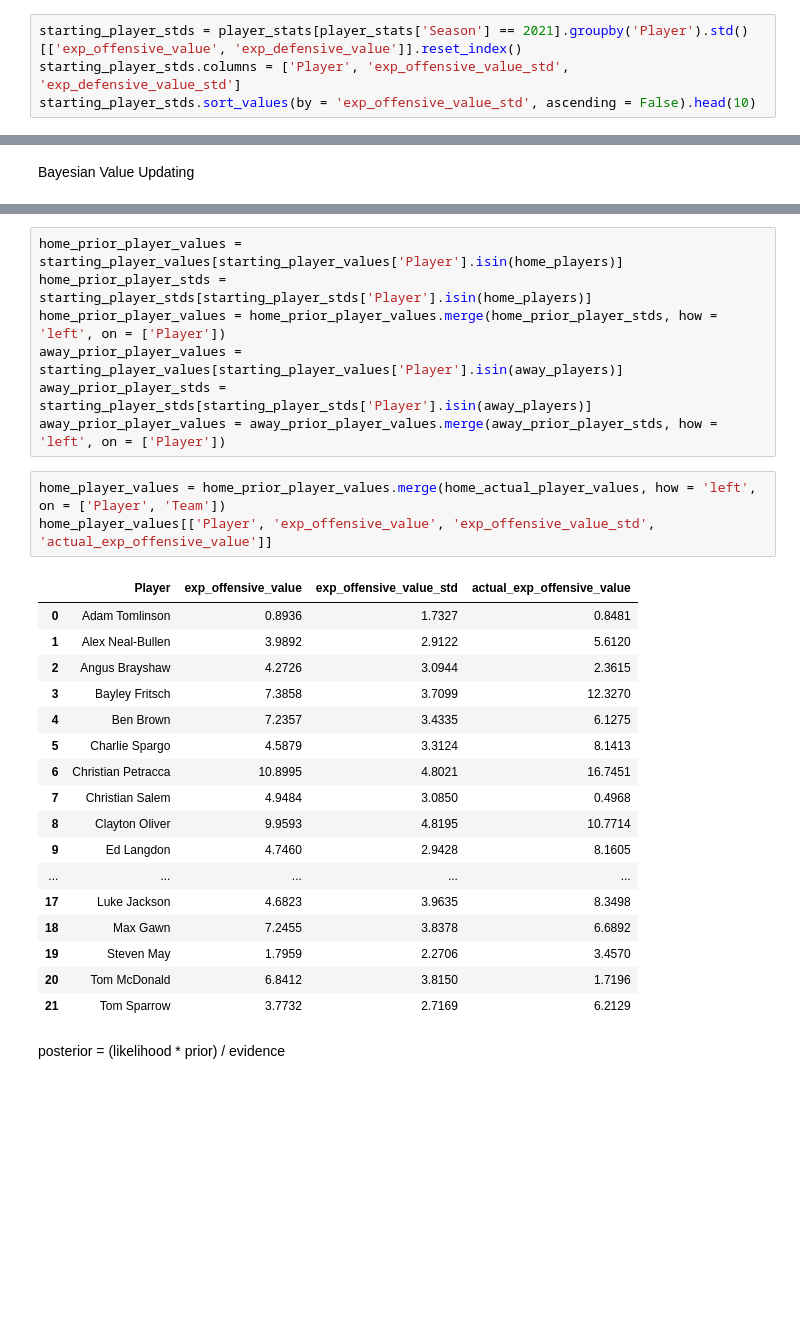
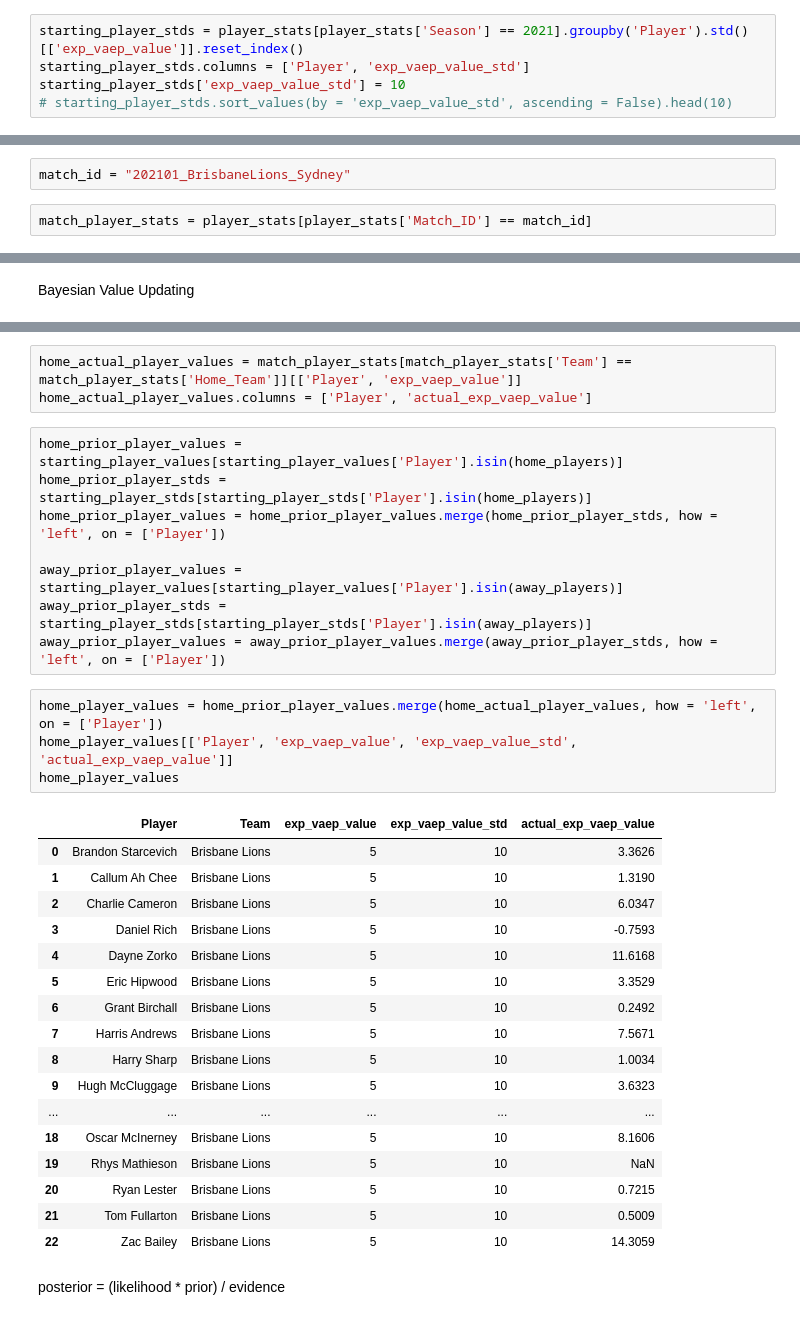
Before and after one commit to ciaran-grant/afl-player-ratings, a Jupyter notebook: exploratory_analysis/team_ratings_eda.ipynb, the cells around one changed output, grey strips where cells are left out. Drawn from its saved outputs; the diff is of its cells as text; blank space fills up the shorter version.

```diff
--- a/exploratory_analysis/team_ratings_eda.ipynb
+++ b/exploratory_analysis/team_ratings_eda.ipynb
@@ -186,4 +193,5 @@ starting_player_values.sort_values(by = 'exp_vaep_value',ascending = False).head
 # %%
-starting_player_stds = player_stats[player_stats['Season'] == 2021].groupby('Player').std()[['exp_offensive_value', 'exp_defensive_value']].reset_index()
-starting_player_stds.columns = ['Player', 'exp_offensive_value_std', 'exp_defensive_value_std']
-starting_player_stds.sort_values(by = 'exp_offensive_value_std', ascending = False).head(10)
+starting_player_stds = player_stats[player_stats['Season'] == 2021].groupby('Player').std()[['exp_vaep_value']].reset_index()
+starting_player_stds.columns = ['Player', 'exp_vaep_value_std']
+starting_player_stds['exp_vaep_value_std'] = 10
+# starting_player_stds.sort_values(by = 'exp_vaep_value_std', ascending = False).head(10)
@@ -213,0 +200,4 @@ away_defensive_rating = starting_player_values[starting_player_values['Player'].
+# %%
+match_id = "202101_BrisbaneLions_Sydney"
+# %%
+match_player_stats = player_stats[player_stats['Match_ID'] == match_id]
@@ -323,31 +300,36 @@ Bayesian Value Updating
+# %%
+home_actual_player_values = match_player_stats[match_player_stats['Team'] == match_player_stats['Home_Team']][['Player', 'exp_vaep_value']]
+home_actual_player_values.columns = ['Player', 'actual_exp_vaep_value']
 # %%
 home_prior_player_values = starting_player_values[starting_player_values['Player'].isin(home_players)]
 home_prior_player_stds = starting_player_stds[starting_player_stds['Player'].isin(home_players)]
 home_prior_player_values = home_prior_player_values.merge(home_prior_player_stds, how = 'left', on = ['Player'])
+
 away_prior_player_values = starting_player_values[starting_player_values['Player'].isin(away_players)]
 away_prior_player_stds = starting_player_stds[starting_player_stds['Player'].isin(away_players)]
 away_prior_player_values = away_prior_player_values.merge(away_prior_player_stds, how = 'left', on = ['Player'])
 # %%
-home_player_values = home_prior_player_values.merge(home_actual_player_values, how = 'left', on = ['Player', 'Team'])
-home_player_values[['Player', 'exp_offensive_value', 'exp_offensive_value_std', 'actual_exp_offensive_value']]
+home_player_values = home_prior_player_values.merge(home_actual_player_values, how = 'left', on = ['Player'])
+home_player_values[['Player', 'exp_vaep_value', 'exp_vaep_value_std', 'actual_exp_vaep_value']]
+home_player_values
 # %% [output]
-|  | Player | exp_offensive_value | exp_offensive_value_std | actual_exp_offensive_value |
-| 0 | Adam Tomlinson | 0.8936 | 1.7327 | 0.8481 |
-| 1 | Alex Neal-Bullen | 3.9892 | 2.9122 | 5.6120 |
-| 2 | Angus Brayshaw | 4.2726 | 3.0944 | 2.3615 |
-| 3 | Bayley Fritsch | 7.3858 | 3.7099 | 12.3270 |
-| 4 | Ben Brown | 7.2357 | 3.4335 | 6.1275 |
-| 5 | Charlie Spargo | 4.5879 | 3.3124 | 8.1413 |
-| 6 | Christian Petracca | 10.8995 | 4.8021 | 16.7451 |
-| 7 | Christian Salem | 4.9484 | 3.0850 | 0.4968 |
-| 8 | Clayton Oliver | 9.9593 | 4.8195 | 10.7714 |
-| 9 | Ed Langdon | 4.7460 | 2.9428 | 8.1605 |
-| ... | ... | ... | ... | ... |
-| 17 | Luke Jackson | 4.6823 | 3.9635 | 8.3498 |
-| 18 | Max Gawn | 7.2455 | 3.8378 | 6.6892 |
-| 19 | Steven May | 1.7959 | 2.2706 | 3.4570 |
-| 20 | Tom McDonald | 6.8412 | 3.8150 | 1.7196 |
-| 21 | Tom Sparrow | 3.7732 | 2.7169 | 6.2129 |
+|  | Player | Team | exp_vaep_value | exp_vaep_value_std | actual_exp_vaep_value |
+| 0 | Brandon Starcevich | Brisbane Lions | 5 | 10 | 3.3626 |
+| 1 | Callum Ah Chee | Brisbane Lions | 5 | 10 | 1.3190 |
+| 2 | Charlie Cameron | Brisbane Lions | 5 | 10 | 6.0347 |
+| 3 | Daniel Rich | Brisbane Lions | 5 | 10 | -0.7593 |
+| 4 | Dayne Zorko | Brisbane Lions | 5 | 10 | 11.6168 |
+| 5 | Eric Hipwood | Brisbane Lions | 5 | 10 | 3.3529 |
+| 6 | Grant Birchall | Brisbane Lions | 5 | 10 | 0.2492 |
+| 7 | Harris Andrews | Brisbane Lions | 5 | 10 | 7.5671 |
+| 8 | Harry Sharp | Brisbane Lions | 5 | 10 | 1.0034 |
+| 9 | Hugh McCluggage | Brisbane Lions | 5 | 10 | 3.6323 |
+| ... | ... | ... | ... | ... | ... |
+| 18 | Oscar McInerney | Brisbane Lions | 5 | 10 | 8.1606 |
+| 19 | Rhys Mathieson | Brisbane Lions | 5 | 10 | NaN |
+| 20 | Ryan Lester | Brisbane Lions | 5 | 10 | 0.7215 |
+| 21 | Tom Fullarton | Brisbane Lions | 5 | 10 | 0.5009 |
+| 22 | Zac Bailey | Brisbane Lions | 5 | 10 | 14.3059 |
 # %% [markdown]
 posterior = (likelihood * prior) / evidence
 # %% [markdown]
```
Also changed, not shown: parts of 50 cells of this notebook, 11 other files.
